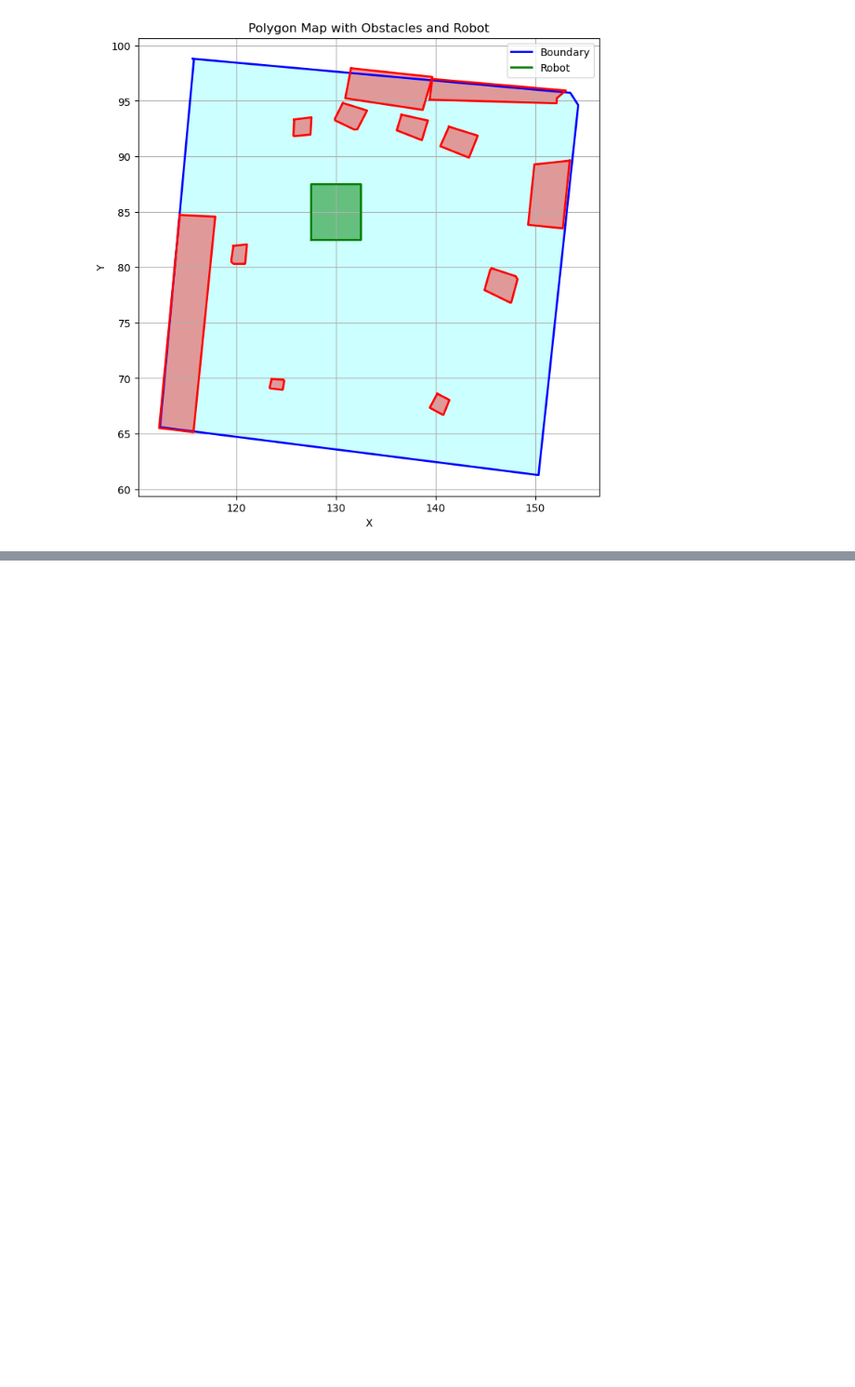
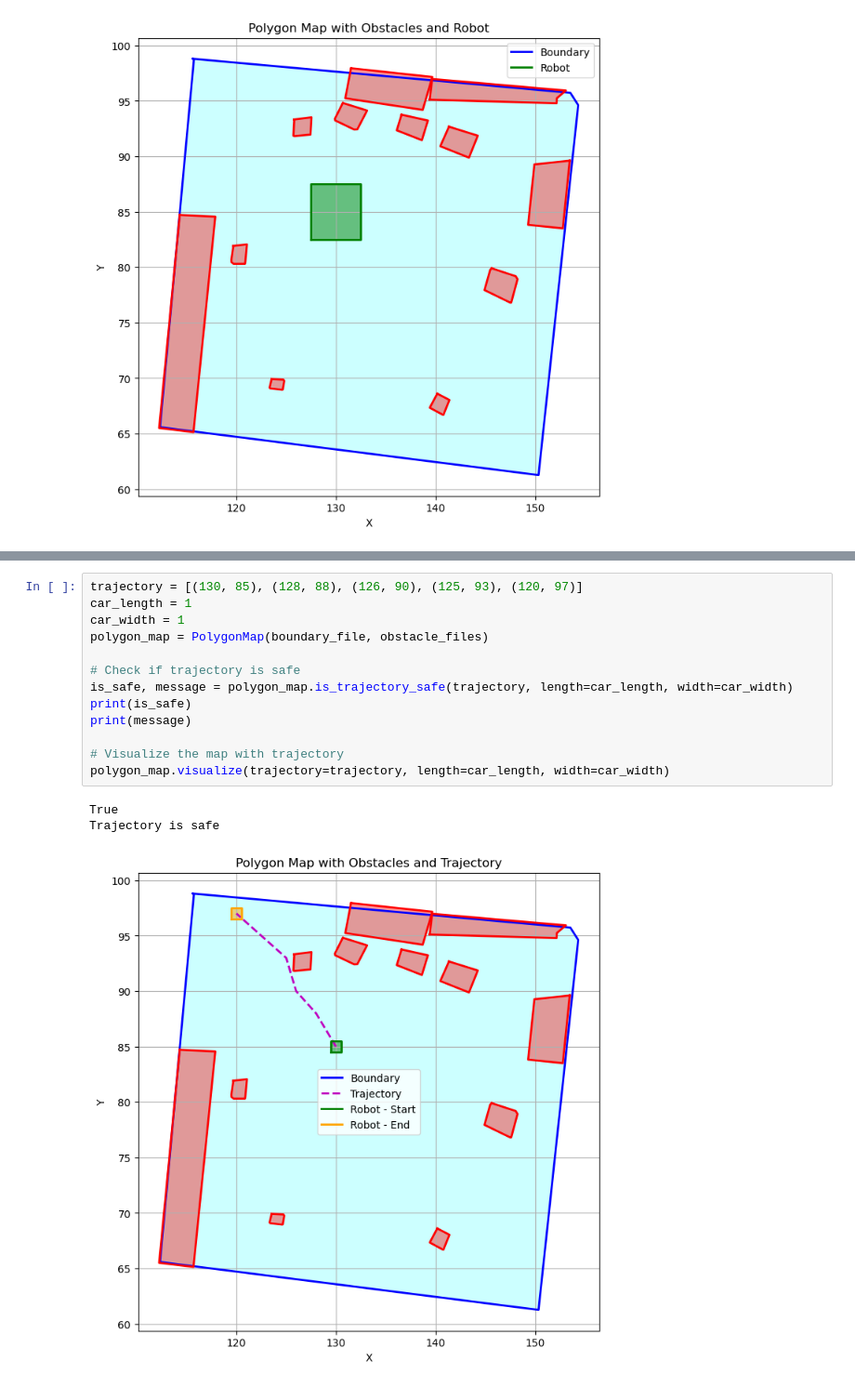
Before and after one commit to KTH-RPL/Pluto_AATRV, a Jupyter notebook: hdmap/polygon_functionality.ipynb, the cells around one changed output, grey strips where cells are left out. Shown: that part at 93% size. Saved outputs shown, nothing was run; the diff lists cells and outputs as text; blank space fills up the shorter version.

Commit message:
changed polygon_functionality

```diff
--- a/hdmap/polygon_functionality.ipynb
+++ b/hdmap/polygon_functionality.ipynb
@@ -179,0 +263,17 @@ Robot is in free space
+# %%
+trajectory = [(130, 85), (128, 88), (126, 90), (125, 93), (120, 97)]
+car_length = 1
+car_width = 1
+polygon_map = PolygonMap(boundary_file, obstacle_files)
+
+# Check if trajectory is safe
+is_safe, message = polygon_map.is_trajectory_safe(trajectory, length=car_length, width=car_width)
+print(is_safe)
+print(message)
+
+# Visualize the map with trajectory
+polygon_map.visualize(trajectory=trajectory, length=car_length, width=car_width)
+# %% [output]
+True
+Trajectory is safe
+[figure, added]
```
Also changed, not shown: parts of 6 cells of this notebook, 1 other file.
